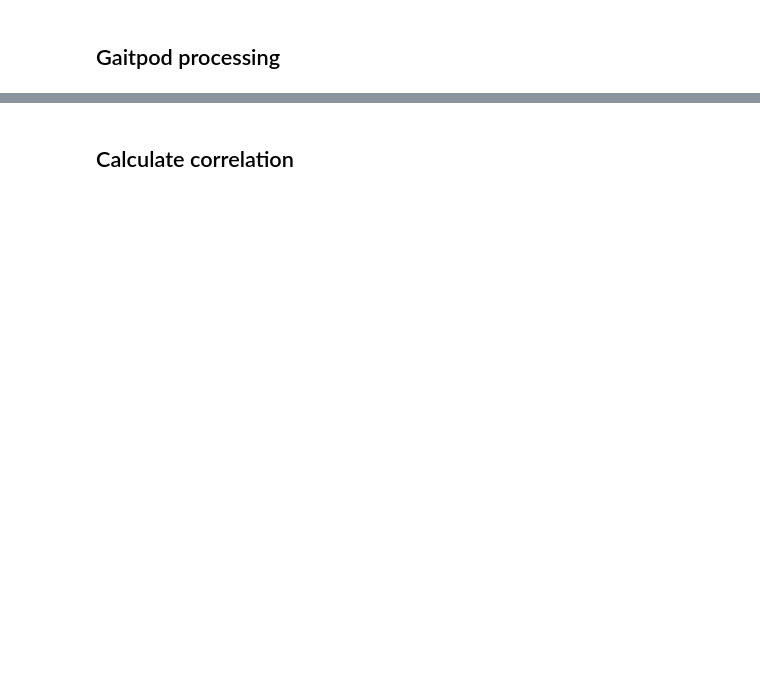
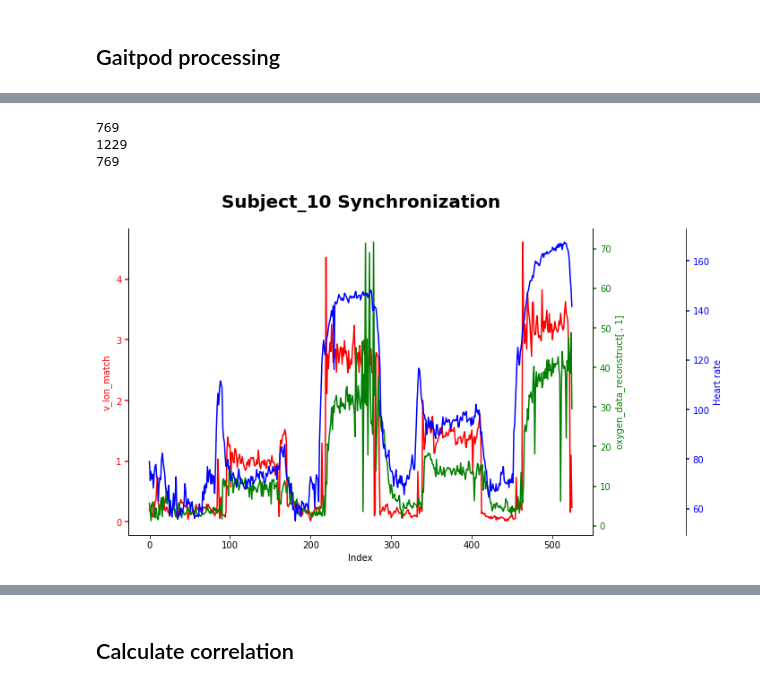
Before and after one commit to trinhgiahuy/OpenKinTest, a Jupyter notebook: 1_Neil_data_files/Neil_data_correlation_plot.ipynb, the cells around one changed output, grey strips where cells are left out. Cells and saved outputs as stored; diff of their text form; code cells hidden in the pictures; blank space fills up the shorter version.

```diff
--- a/1_Neil_data_files/Neil_data_correlation_plot.ipynb
+++ b/1_Neil_data_files/Neil_data_correlation_plot.ipynb
@@ -285,0 +272,28 @@ HR_smooth[959:963]=None
+# %%
+if subjectID==1:
+    data[229:230] = data[578:585] = data[835:862] = data[953:962] = None
+
+    data_interpolated=data.interpolate(method='polynomial',order=2)
+    percentChangeData=data_interpolated.pct_change()
+    rollingStd=percentChangeData.rolling(10).std()
+
+    eps_values = np.random.uniform(0, 1, size=(230 - 229,))
+    data_interpolated[229:230] = (rollingStd[228] * eps_values + 1) * data_interpolated[229:230]
+
+    eps_values = np.random.uniform(0, 1, size=(585 - 578,))
+    data_interpolated[578:585] = (rollingStd[577] * eps_values + 1) * data_interpolated[578:585]
+
+    eps_values = np.random.uniform(0, 1, size=(862 - 835,))
+    print(np.array(data_interpolated[835:862]))
+    data_interpolated[835:862] = (rollingStd[834] * eps_values + 1) * data_interpolated[835:862]
+    print(np.array(data_interpolated[835:862]))
+    eps_values = np.random.uniform(0, 1, size=(962 - 953,))
+    data_interpolated[953:962] = (rollingStd[952] * eps_values + 1) * data_interpolated[953:962]
+
+    plt.plot(data_interpolated)
+
+    HR_final=data_interpolated
+
+    print(percentChangeData)
+else:
+    HR_final=HR_sampling_cut
@@ -341 +473,14 @@ False
+# %%
+print(len(v_lon_match))
+print(len(HR_final))
+print(len(oxygen_sampling))
+## Subject 1 slice data into 3 series from time shift index [ 351 1001]
+
+if subjectID in [0,9]:
+    plot_3_data(v_lon_match_1,HR_final_1,oxygen_sampling_1)
+# %% [output]
+769
+1229
+769
+[figure, added]
 # %%
```
Also changed, not shown: parts of 23 cells of this notebook.
